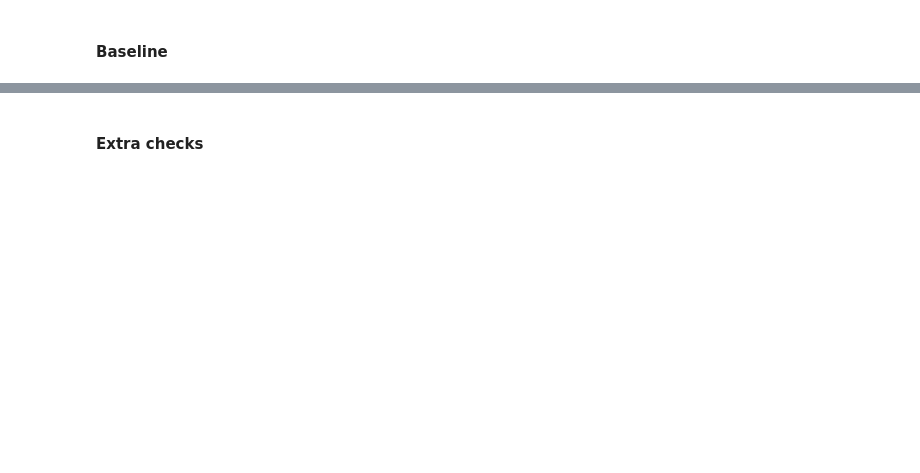
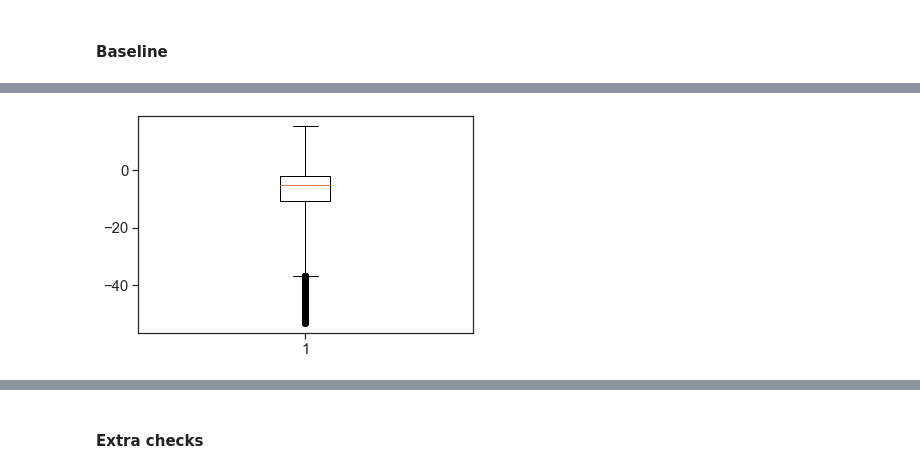
Before and after one commit to LBNL-UCB-STI/beam-core-analysis, a Jupyter notebook: Users/Nazanin/Stacked_Person_Trip_RH_Price_Outliers.ipynb, the cells around one changed output, grey strips where cells are left out. Saved outputs shown, nothing was run; the diff lists cells and outputs as text; code cells hidden in the pictures; blank space fills up the shorter version.

```diff
--- a/Users/Nazanin/Stacked_Person_Trip_RH_Price_Outliers.ipynb
+++ b/Users/Nazanin/Stacked_Person_Trip_RH_Price_Outliers.ipynb
@@ -177,3 +188,7 @@ conditions  = [(sfbase['primary_purpose_x'] == 'work'),(sfbase['primary_purpose_
 choices = [-0.022, -0.0271, -0.0271, -0.0279, -0.0279, -0.0279, -0.0175, -0.0175, -0.0279, -0.0279]
 # %%
 sfbase['c_ivt'] = np.select(conditions, choices, default=np.nan)
+# %%
+%%time
+#this alpha will convert the INEXUS values to cents per minute
+sfbase['alpha'] = -0.6 *(sfbase['c_ivt'])/(sfbase['value_of_time'])
@@ -179,0 +263,5 @@ sfbase['c_ivt'] = np.select(conditions, choices, default=np.nan)
+# %%
+plt.boxplot(sfbase_clean_ml['Realized_INEXUS_in_dollar_2023'], whis=3)
+plt.show()
+# %% [output]
+[figure, added]
```
Also changed, not shown: parts of 251 cells of this notebook, 15 other files.
